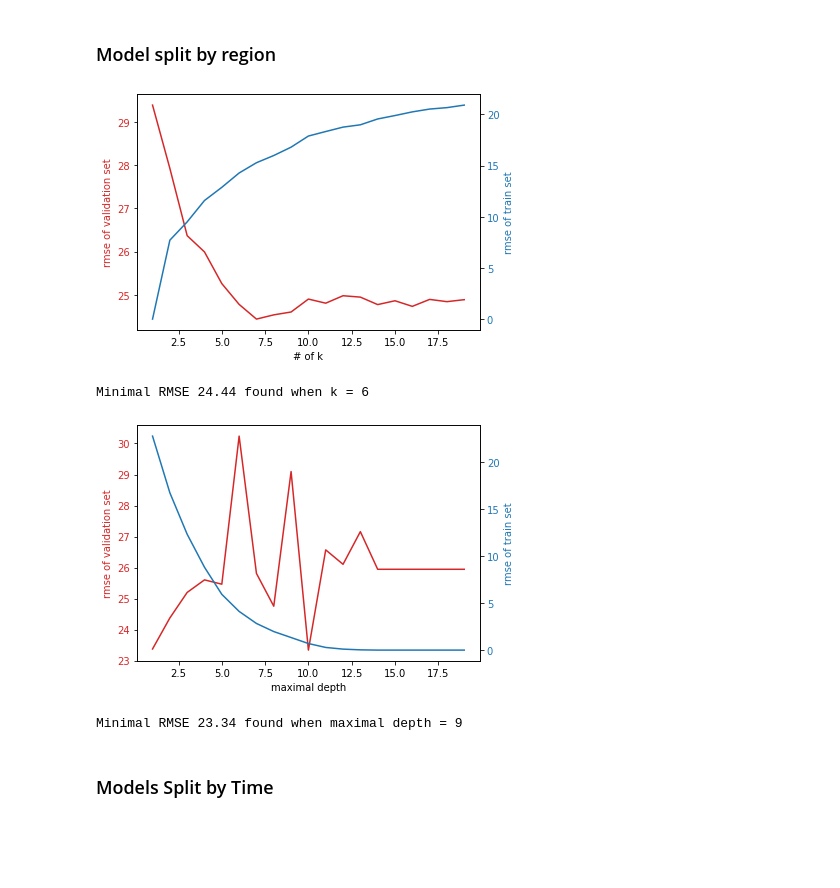
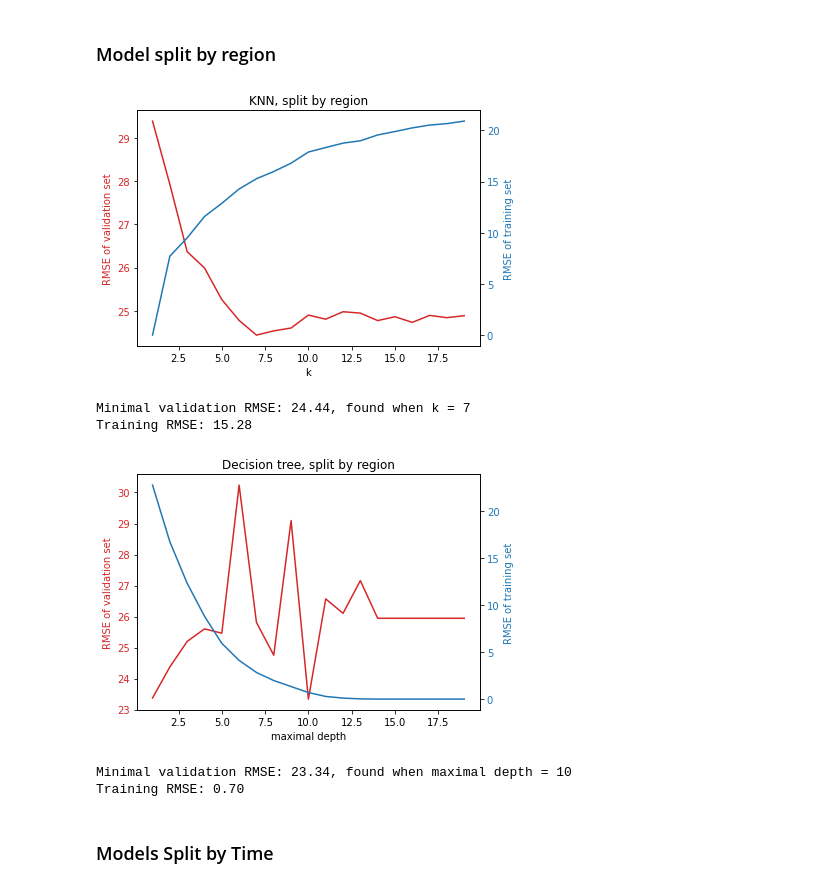
Before and after one commit to JumjieYang/COVID19-ML, a Jupyter notebook: predict.ipynb, the cells around one changed output. Saved outputs shown, nothing was run; the diff lists cells and outputs as text; code cells hidden in the pictures; blank space fills up the shorter version.

```diff
--- a/predict.ipynb
+++ b/predict.ipynb
@@ -79,38 +79,41 @@ print(df.head())
 # %%
 X = df.iloc[:,2:-1]
 y = df.iloc[:,-1]
 group = df.region_name.astype("category").cat.codes
 group_kfold = GroupKFold(6)
 
 rmse = np.empty(19)
 rmse_train = np.empty(19)
 for k in range(1,20):
     res = cross_validate(KNN(k), X, y, scoring='neg_root_mean_squared_error', groups=group, cv=group_kfold,return_train_score=True)
     rmse[k-1] = res['test_score'].mean() *(-1)
     rmse_train[k-1] = res['train_score'].mean() *(-1)
 fig, ax1 = plt.subplots()
 color = 'tab:red'
-ax1.set_xlabel('# of k')
-ax1.set_ylabel('rmse of validation set', color=color)
+ax1.set_xlabel('k')
+ax1.set_ylabel('RMSE of validation set', color=color)
 ax1.plot(range(1,20),rmse, color=color)
 ax1.tick_params(axis='y', labelcolor=color)
 
 ax2 = ax1.twinx()
 
 color = 'tab:blue'
-ax2.set_ylabel('rmse of train set', color=color)
+ax2.set_ylabel('RMSE of training set', color=color)
 ax2.plot(range(1,20),rmse_train, color=color)
 ax2.tick_params(axis='y', labelcolor=color)
-
 fig.tight_layout()
+plt.title('KNN, split by region')
 plt.show()
-print("Minimal RMSE %.2f" % min(rmse), end=" found when k = ")
+print("Minimal validation RMSE: %.2f" % min(rmse), end=", found when k = ")
 for i, value in enumerate(rmse):
     if value == min(rmse):
-        print (i)
+        print (i+1)
+        break
+print("Training RMSE: %.2f" % rmse_train[i])
 # %% [output]
-[figure, old version]
+[figure, new version]
-Minimal RMSE 24.44 found when k = 6
+Minimal validation RMSE: 24.44, found when k = 7
+Training RMSE: 15.28
 # %%
 X = df.iloc[:,2:-1]
 y = df.iloc[:,-1]
@@ -126,26 +129,31 @@ for k in range(1,20):
 fig, ax1 = plt.subplots()
 color = 'tab:red'
 ax1.set_xlabel('maximal depth')
-ax1.set_ylabel('rmse of validation set', color=color)
+ax1.set_ylabel('RMSE of validation set', color=color)
 ax1.plot(range(1,20),rmse, color=color)
 ax1.tick_params(axis='y', labelcolor=color)
 
 ax2 = ax1.twinx()
 
 color = 'tab:blue'
-ax2.set_ylabel('rmse of train set', color=color)
+ax2.set_ylabel('RMSE of training set', color=color)
 ax2.plot(range(1,20),rmse_train, color=color)
 ax2.tick_params(axis='y', labelcolor=color)
 
 fig.tight_layout()
+plt.title('Decision tree, split by region')
 plt.show()
-print("Minimal RMSE %.2f" % min(rmse), end=" found when maximal depth = ")
+
+print("Minimal validation RMSE: %.2f" % min(rmse), end=", found when maximal depth = ")
 for i, value in enumerate(rmse):
     if value == min(rmse):
-        print (i)
+        print (i+1)
+        break
+print("Training RMSE: %.2f" % rmse_train[i])
 # %% [output]
-[figure, old version]
+[figure, new version]
-Minimal RMSE 23.34 found when maximal depth = 9
+Minimal validation RMSE: 23.34, found when maximal depth = 10
+Training RMSE: 0.70
 # %% [markdown]
 ### Models Split by Time
 # %%
```
Also changed, not shown: parts of 4 cells of this notebook.
